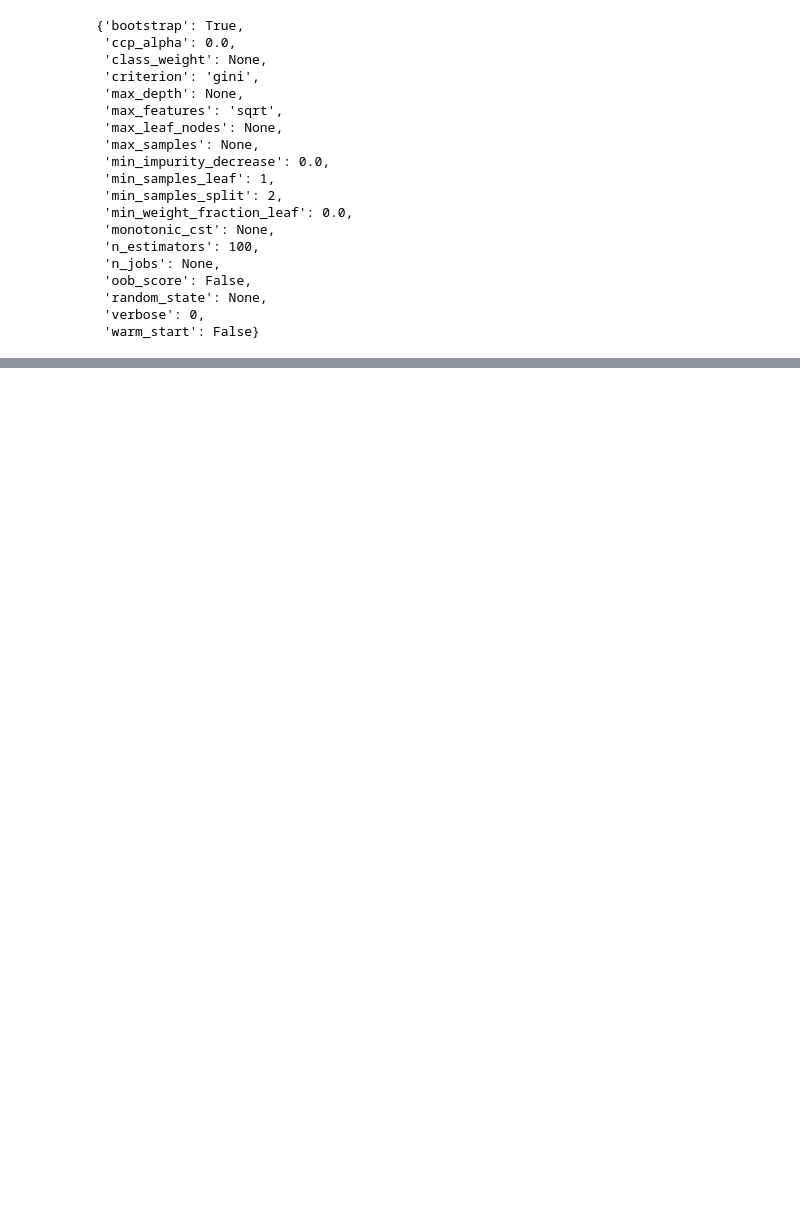
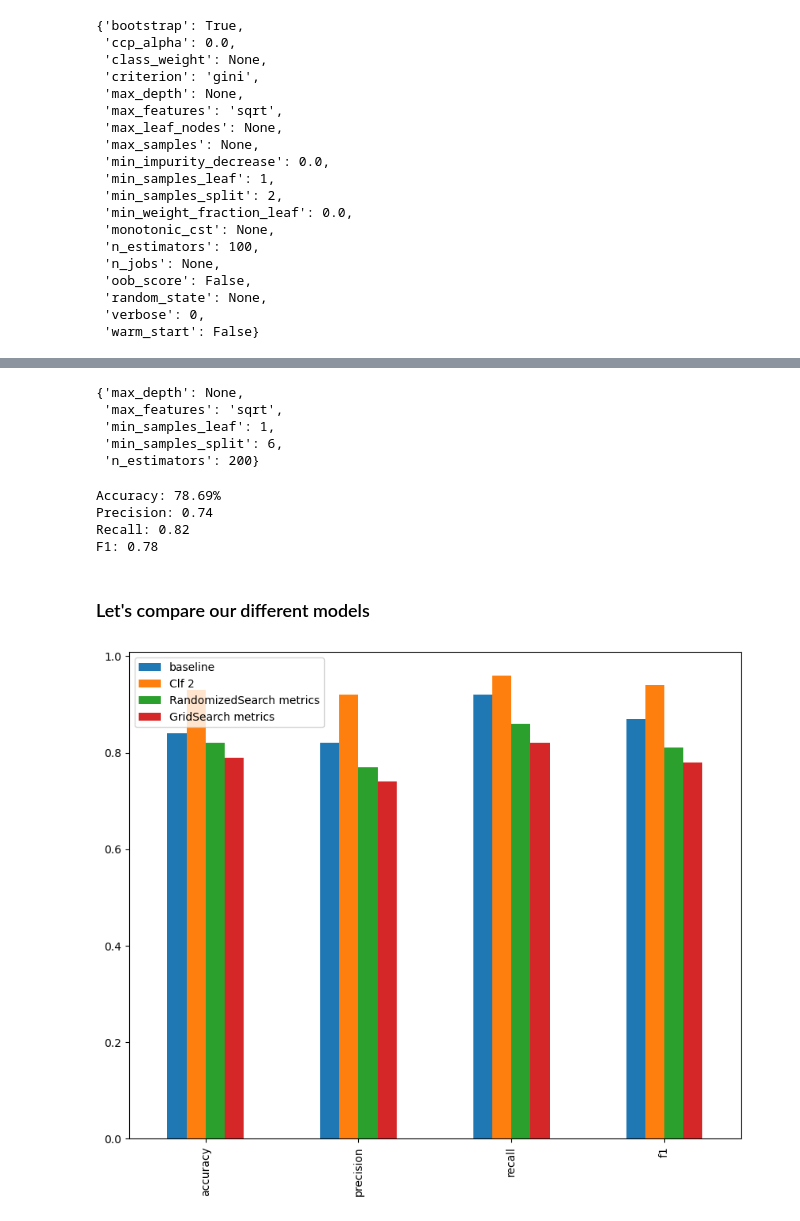
Before and after one commit to pauljohnfigueroa/ml-fundamentals, a Jupyter notebook: intro_to_scikit_learn.ipynb, the cells around one changed output, grey strips where cells are left out. Cells and saved outputs as stored; diff of their text form; code cells hidden in the pictures; blank space fills up the shorter version.

```diff
--- a/intro_to_scikit_learn.ipynb
+++ b/intro_to_scikit_learn.ipynb
@@ -1463,0 +1565,8 @@ clf.get_params()
+# %%
+clf2 = RandomForestClassifier(n_estimators=1000)
+clf2.fit(X_train, y_train)
+# Make baseline predictions
+y_preds_2 = clf2.predict(X_valid)
+# Make baseline metrics
+clf_2_metrics = evaluate_preds(y_valid, y_preds_2)
+clf_2_metrics;
@@ -1463,0 +1578,7 @@ clf.get_params()
+# %%
+clf3 = RandomForestClassifier(n_estimators=10)
+clf3.fit(X_train, y_train)
+# Make baseline predictions
+y_preds_3 = clf3.predict(X_valid)
+# Make baseline metrics
+baseline_metrics = evaluate_preds(y_valid, y_preds_3)
@@ -1463,0 +1658,6 @@ clf.get_params()
+# %%
+# Make predictions with the best hyperparamenters
+rs_y_preds = rs_clf.predict(X_test)
+# Evaluate the predictions
+rs_metrics = evaluate_preds(y_test, rs_y_preds)
+rs_metrics;
@@ -1463,0 +1735,36 @@ clf.get_params()
+# %%
+gs_clf.best_params_
+# %% [output]
+{'max_depth': None,
+ 'max_features': 'sqrt',
+ 'min_samples_leaf': 1,
+ 'min_samples_split': 6,
+ 'n_estimators': 200}
+# %%
+# make predictions
+gs_y_preds = gs_clf.predict(X_test)
+# Evaluate the predictions
+gs_metrics = evaluate_preds(y_test, gs_y_preds)
+gs_metrics;
+# %% [output]
+Accuracy: 78.69%
+Precision: 0.74
+Recall: 0.82
+F1: 0.78
+# %% [markdown]
+### Let's compare our different models
+# %%
+# import matplotlib.pyplot as plt
+# %matplotlib inline
+import pandas as pd
+
+compare_metrics = pd.DataFrame({
+    "baseline":baseline_metrics,
+    "Clf 2": clf_2_metrics,
+    "RandomizedSearch metrics": rs_metrics,
+    "GridSearch metrics": gs_metrics
+})
+
+compare_metrics.plot.bar(figsize=(10,8));
+# %% [output]
+[figure, added]
```
Also changed, not shown: parts of 24 cells of this notebook, 1 other file.
